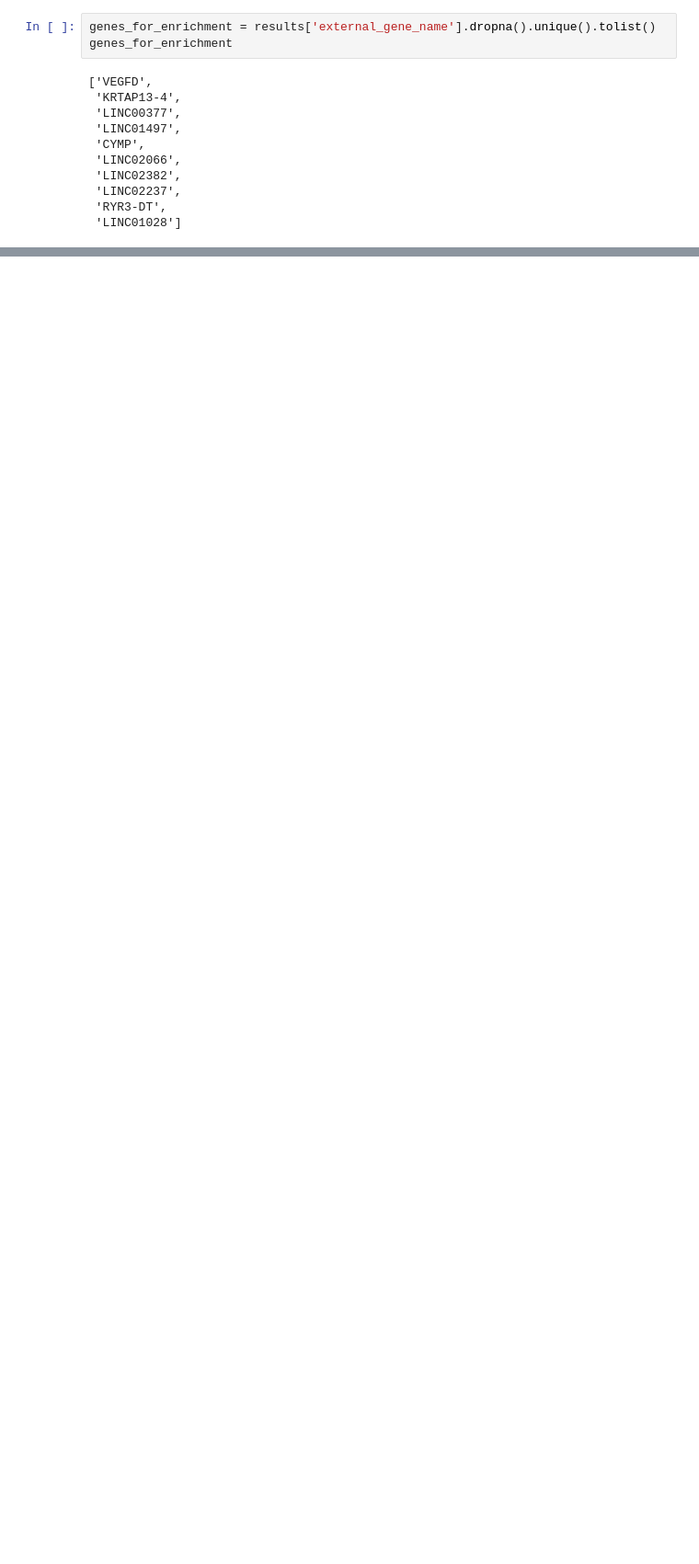
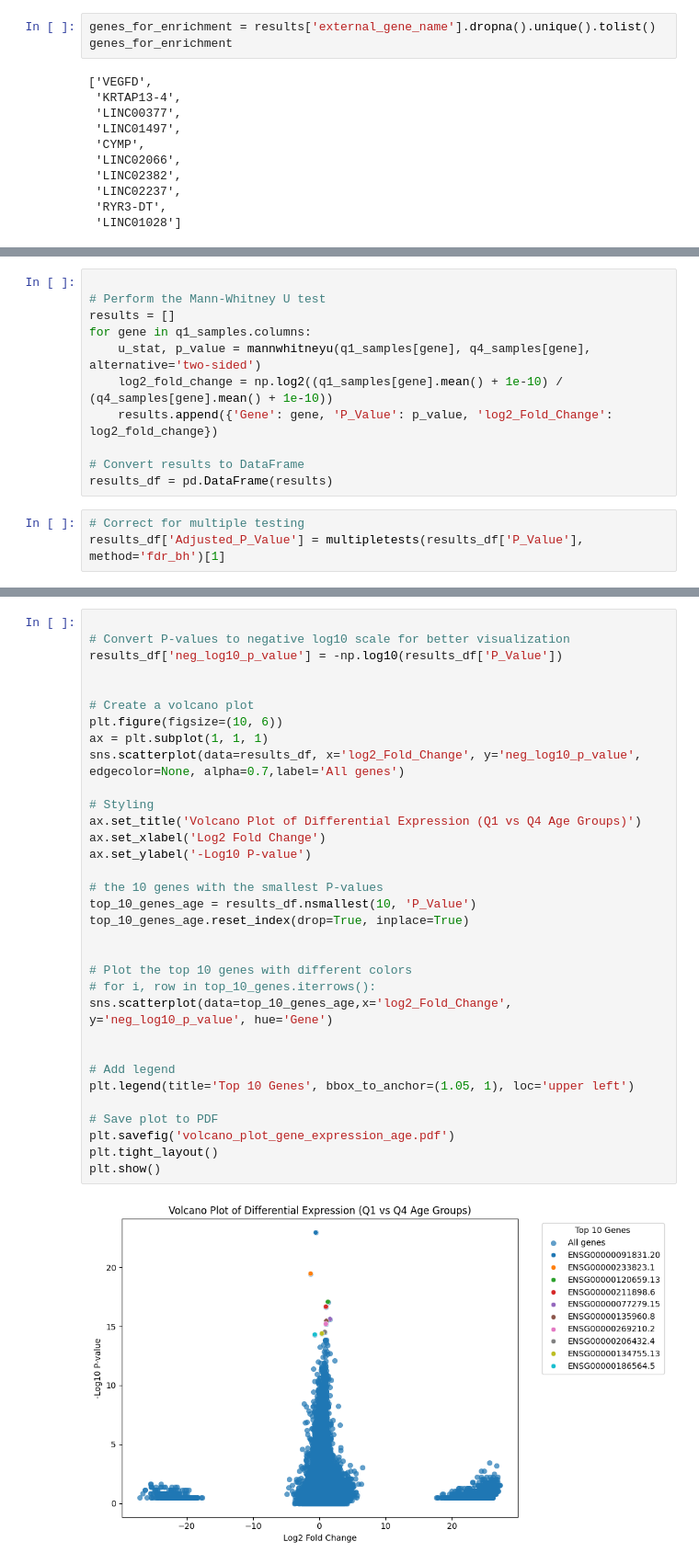
Before and after one commit to aajusah98/intro-bio-life-science-project, a Jupyter notebook: intro-bio-life-science-project-report.ipynb, the cells around one changed output, grey strips where cells are left out. Shown at 92% size. Cells and saved outputs as stored; diff of their text form; blank space fills up the shorter version.

```diff
--- a/intro-bio-life-science-project-report.ipynb
+++ b/intro-bio-life-science-project-report.ipynb
@@ -609,0 +682,14 @@ For example, when doing 'df[col].method(value, inplace=True)', try using 'df.met
+# %%
+
+# Perform the Mann-Whitney U test
+results = []
+for gene in q1_samples.columns:
+    u_stat, p_value = mannwhitneyu(q1_samples[gene], q4_samples[gene], alternative='two-sided')
+    log2_fold_change = np.log2((q1_samples[gene].mean() + 1e-10) / (q4_samples[gene].mean() + 1e-10))
+    results.append({'Gene': gene, 'P_Value': p_value, 'log2_Fold_Change': log2_fold_change})
+
+# Convert results to DataFrame
+results_df = pd.DataFrame(results)
+# %%
+# Correct for multiple testing
+results_df['Adjusted_P_Value'] = multipletests(results_df['P_Value'], method='fdr_bh')[1]
@@ -609,0 +699,35 @@ For example, when doing 'df[col].method(value, inplace=True)', try using 'df.met
+# %%
+
+# Convert P-values to negative log10 scale for better visualization
+results_df['neg_log10_p_value'] = -np.log10(results_df['P_Value'])
+
+
+# Create a volcano plot
+plt.figure(figsize=(10, 6))
+ax = plt.subplot(1, 1, 1)
+sns.scatterplot(data=results_df, x='log2_Fold_Change', y='neg_log10_p_value', edgecolor=None, alpha=0.7,label='All genes')
+
+# Styling
+ax.set_title('Volcano Plot of Differential Expression (Q1 vs Q4 Age Groups)')
+ax.set_xlabel('Log2 Fold Change')
+ax.set_ylabel('-Log10 P-value')
+
+# the 10 genes with the smallest P-values
+top_10_genes_age = results_df.nsmallest(10, 'P_Value')
+top_10_genes_age.reset_index(drop=True, inplace=True)
+
+
+# Plot the top 10 genes with different colors
+# for i, row in top_10_genes.iterrows():
+sns.scatterplot(data=top_10_genes_age,x='log2_Fold_Change', y='neg_log10_p_value', hue='Gene')
+
+
+# Add legend
+plt.legend(title='Top 10 Genes', bbox_to_anchor=(1.05, 1), loc='upper left')
+
+# Save plot to PDF
+plt.savefig('volcano_plot_gene_expression_age.pdf')
+plt.tight_layout()
+plt.show()
+# %% [output]
+[figure, added]
```
Also changed, not shown: parts of 15 cells of this notebook.
